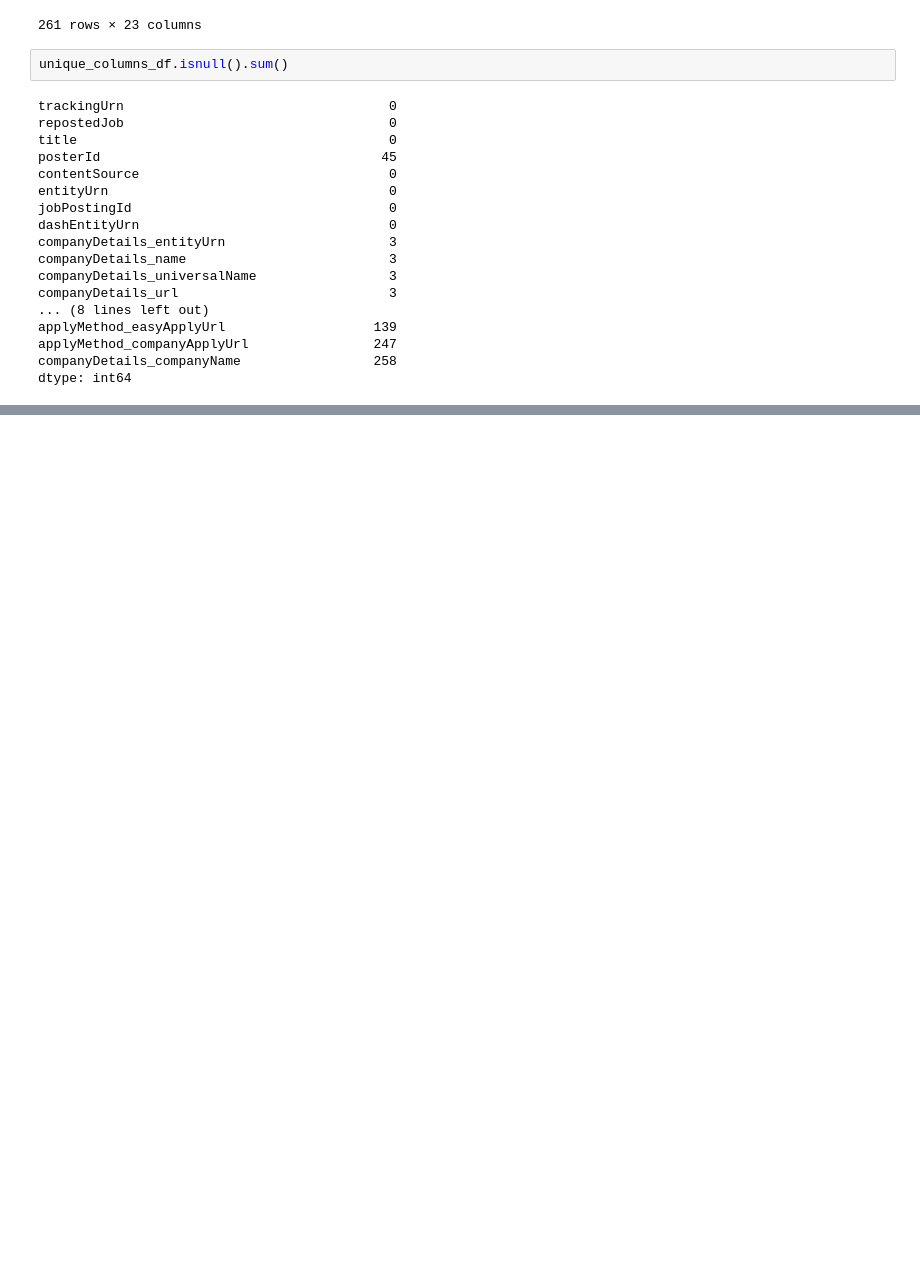
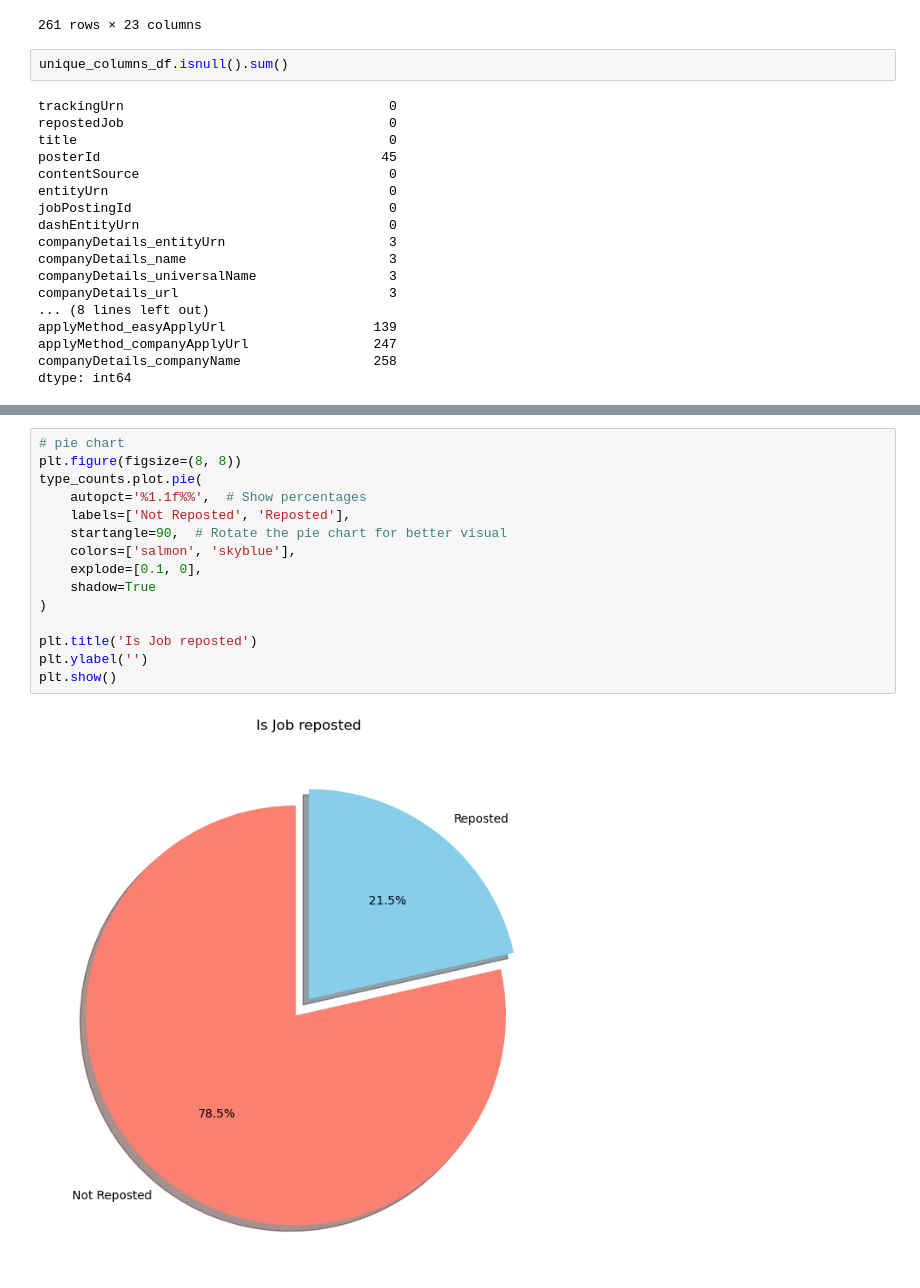
Before and after one commit to B-Kosev/social-media-linkedin-analyis, a Jupyter notebook: LinkedIn_Analysis.ipynb, the cells around one changed output, grey strips where cells are left out. Saved outputs shown, nothing was run; the diff lists cells and outputs as text; blank space fills up the shorter version.

```diff
--- a/LinkedIn_Analysis.ipynb
+++ b/LinkedIn_Analysis.ipynb
@@ -273,0 +368,17 @@ dtype: int64
+# %%
+# pie chart
+plt.figure(figsize=(8, 8))
+type_counts.plot.pie(
+    autopct='%1.1f%%',  # Show percentages
+    labels=['Not Reposted', 'Reposted'],
+    startangle=90,  # Rotate the pie chart for better visual
+    colors=['salmon', 'skyblue'],
+    explode=[0.1, 0],
+    shadow=True
+)
+
+plt.title('Is Job reposted')
+plt.ylabel('')
+plt.show()
+# %% [output]
+[figure, added]
```
Also changed, not shown: parts of 6 cells of this notebook.
